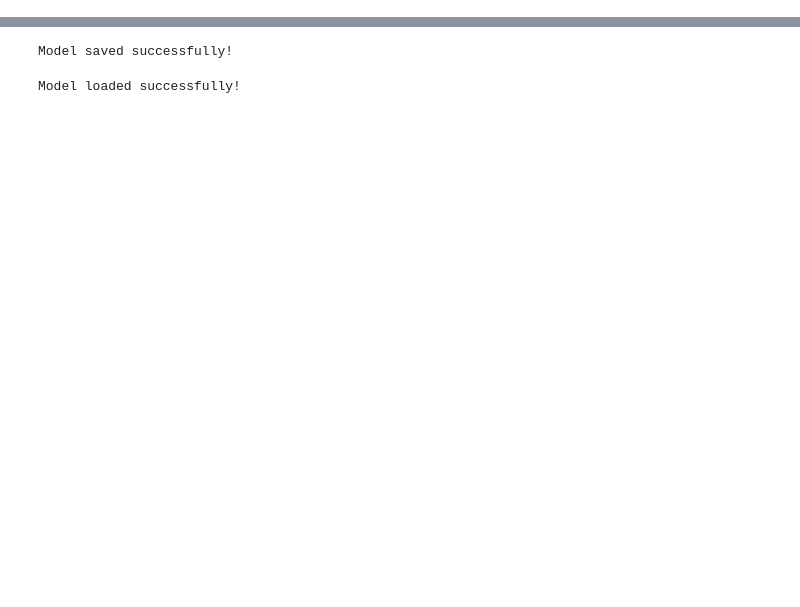
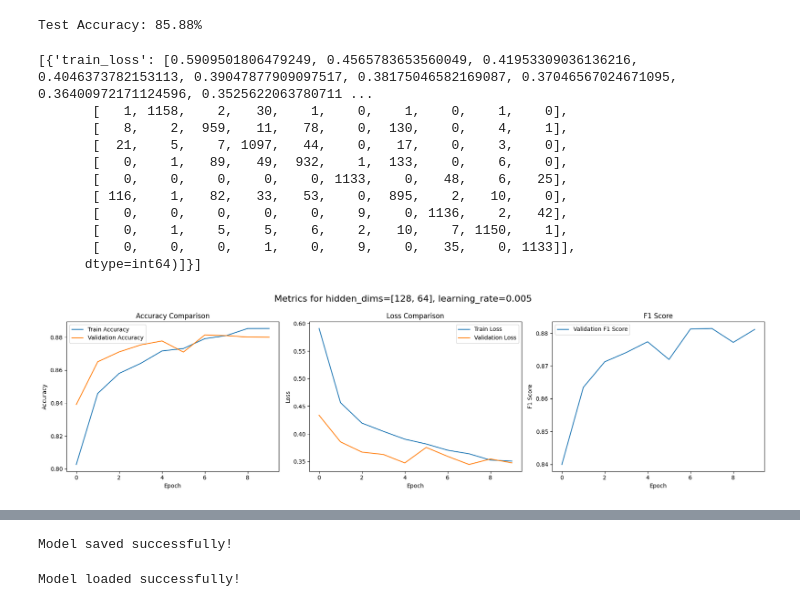
Before and after one commit to sksaifullahhafiz1099/Machine_Learning---CSE-472, a Jupyter notebook: Offline-3/1905114/offine.ipynb, the cells around one changed output, grey strips where cells are left out. Cells and saved outputs as stored; diff of their text form; code cells hidden in the pictures; blank space fills up the shorter version.

Commit message:
before test

```diff
--- a/Offline-3/1905114/offine.ipynb
+++ b/Offline-3/1905114/offine.ipynb
@@ -402,0 +364,12 @@ Validation Macro F1: 0.8723
+# %%
+for hidden_dim in hidden_dims:
+    for learning_rate in learning_rates:
+        history = {'train_loss': [], 'val_loss': [], 'train_acc': [], 'val_acc': [], 'val_f1': [], 'model_info':[],'confusion_mat':[]}
+        history['model_info'].append(hidden_dim)
+        history['model_info'].append(learning_rate)
+        model_current = Model(input_dim,hidden_dim,output_dim,dropout_rate,learning_rate,batch_size,num_epochs)
+        model = model_current.fit(train_dataset,history,train=True)
+        histories.append(history)
+        models.append(model)
+        break
+    break
@@ -402,0 +439,61 @@ Validation Macro F1: 0.8723
+# %%
+# DataLoader for testing
+test_loader = DataLoader(test_dataset, batch_size=batch_size, shuffle=False)
+for model in models:
+    Test(model,test_loader)
+# %% [output]
+Test Accuracy: 85.88%
+# %%
+print(histories)
+import matplotlib.pyplot as plt
+# Function to plot training history
+import matplotlib.pyplot as plt
+
+# Function to plot training history
+def plot_metrics(history, title="Training and Validation Metrics"):
+    fig, axes = plt.subplots(1, 3, figsize=(18, 5))  # Create a 1x3 grid of subplots
+
+    # Plot for Accuracy
+    axes[0].plot(history['train_acc'], label='Train Accuracy')
+    axes[0].plot(history['val_acc'], label='Validation Accuracy')
+    axes[0].set_xlabel('Epoch')
+    axes[0].set_ylabel('Accuracy')
+    axes[0].set_title('Accuracy Comparison')
+    axes[0].legend()
+
+    # Plot for Loss
+    axes[1].plot(history['train_loss'], label='Train Loss')
+    axes[1].plot(history['val_loss'], label='Validation Loss')
+    axes[1].set_xlabel('Epoch')
+    axes[1].set_ylabel('Loss')
+    axes[1].set_title('Loss Comparison')
+    axes[1].legend()
+
+    # Plot for F1 Score
+    axes[2].plot(history['val_f1'], label='Validation F1 Score')
+    axes[2].set_xlabel('Epoch')
+    axes[2].set_ylabel('F1 Score')
+    axes[2].set_title('F1 Score')
+    axes[2].legend()
+
+    plt.suptitle(title, fontsize=16)
+    plt.tight_layout()
+    plt.subplots_adjust(top=0.85)  # Adjust the title to fit
+    plt.show()
+
+
+for history in histories:
+    plot_metrics(history, title=f"Metrics for hidden_dims={history['model_info'][0]}, learning_rate={history['model_info'][1]}")
+# %% [output]
+[{'train_loss': [0.5909501806479249, 0.4565783653560049, 0.41953309036136216, 0.4046373782153113, 0.39047877909097517, 0.38175046582169087, 0.37046567024671095, 0.36400972171124596, 0.3525622063780711 ...
+       [   1, 1158,    2,   30,    1,    0,    1,    0,    1,    0],
+       [   8,    2,  959,   11,   78,    0,  130,    0,    4,    1],
+       [  21,    5,    7, 1097,   44,    0,   17,    0,    3,    0],
+       [   0,    1,   89,   49,  932,    1,  133,    0,    6,    0],
+       [   0,    0,    0,    0,    0, 1133,    0,   48,    6,   25],
+       [ 116,    1,   82,   33,   53,    0,  895,    2,   10,    0],
+       [   0,    0,    0,    0,    0,    9,    0, 1136,    2,   42],
+       [   0,    1,    5,    5,    6,    2,   10,    7, 1150,    1],
+       [   0,    0,    0,    1,    0,    9,    0,   35,    0, 1133]],
+      dtype=int64)]}]
+[figure, added]
```
Also changed, not shown: parts of 10 cells of this notebook, 1 other file.
